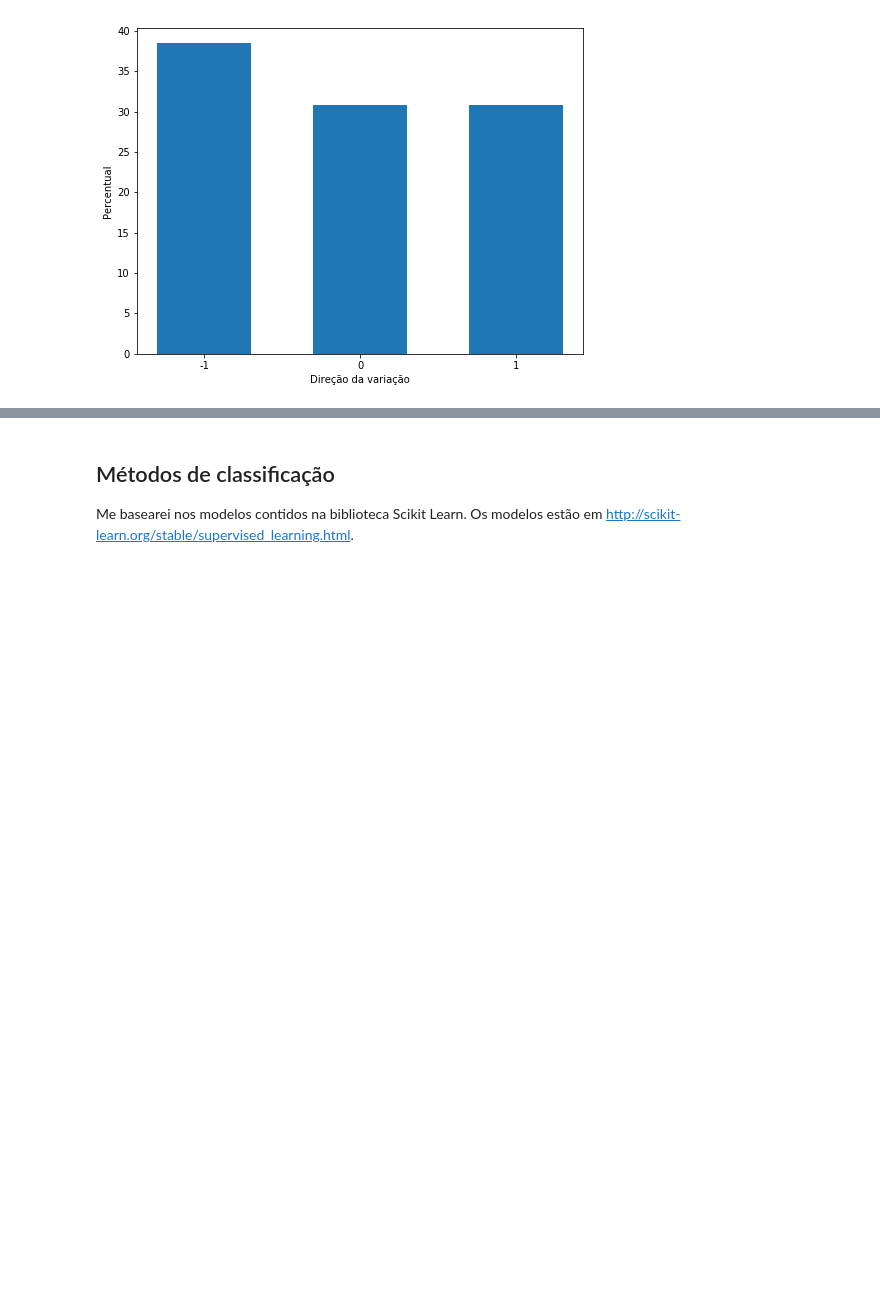
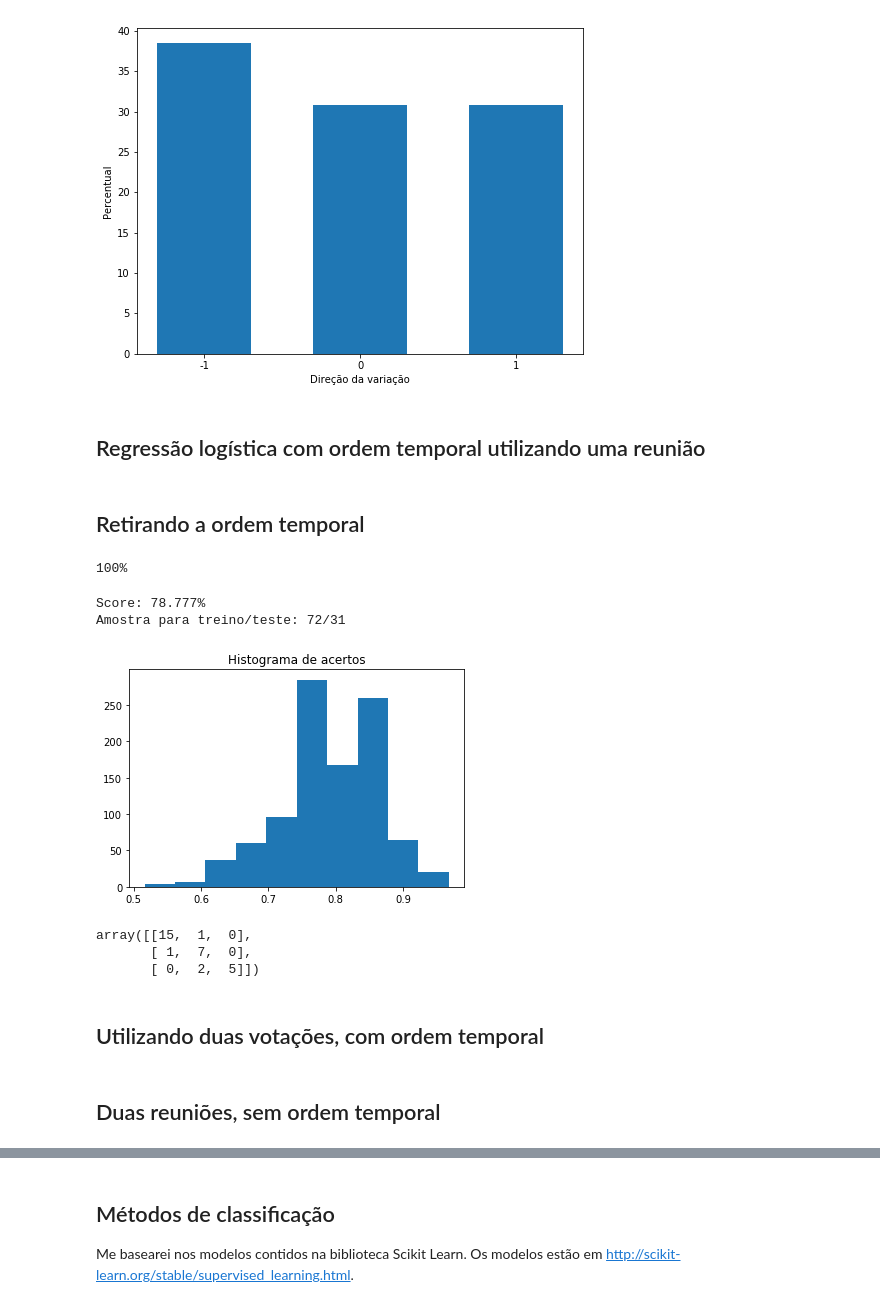
Before and after one commit to paulodt/TCC-PauloDeTarso, a Jupyter notebook: ClassificacaoTextos.ipynb, the cells around one changed output, grey strips where cells are left out. Saved outputs shown, nothing was run; the diff lists cells and outputs as text; code cells hidden in the pictures; blank space fills up the shorter version.

```diff
--- a/ClassificacaoTextos.ipynb
+++ b/ClassificacaoTextos.ipynb
@@ -131,3 +145,63 @@ plt.ylabel("Percentual")
 plt.show()
 # %% [output]
 [figure]
+# %% [markdown]
+## Regressão logística com ordem temporal utilizando uma reunião
+# %%
+aux = list(zip(arrays[:-1],cortes[1:]))
+
+cortes_aux = [elt[1] for elt in aux]
+arrays_aux = [elt[0] for elt in aux]
+
+p = 0.7
+X_train = arrays_aux[:int(p*len(arrays_aux))]
+X_test = arrays_aux[int(p*len(arrays_aux)):]
+y_train = cortes_aux[:int(p*len(cortes_aux))]
+y_test = cortes_aux[int(p*len(cortes_aux)):]
+
+classifier = LR()
+classifier.fit(X_train,y_train)
+
+score1 = classifier.score(X_test,y_test)
+# %% [markdown]
+## Retirando a ordem temporal
+# %%
+aux = list(zip(arrays[:-1],cortes[1:]))
+
+cortes_aux = [elt[1] for elt in aux]
+arrays_aux = [elt[0] for elt in aux]
+
+n = 1000
+scores = []
+
+for i in range(n):
+    print("%i%%" % (round(i*100/n)),end="\r", flush=True)
+
+    X_train,X_test,y_train,y_test = tts(arrays_aux,cortes_aux,train_size=0.7)
+
+    classifier = LR()
+    classifier.fit(X_train,y_train)
+    scores.append(classifier.score(X_test,y_test))
+
+#Taxa média de acerto
+score = np.average(scores)
+
+score2 = score
+# %% [output]
+100%
+# %%
+print("Score: %.3f%%" % (np.average(scores)*100))
+print("Amostra para treino/teste: %i/%i" % (len(X_train),len(X_test)))
+plt.hist(scores,bins=10)
+plt.title("Histograma de acertos")
+plt.show()
+confusion_matrix(y_test,classifier.predict(X_test),labels=[-1,0,1])
+# %% [output]
+Score: 78.777%
+Amostra para treino/teste: 72/31
+[figure, added]
+array([[15,  1,  0],
+       [ 1,  7,  0],
+       [ 0,  2,  5]])
+# %% [markdown]
+## Utilizando duas votações, com ordem temporal
@@ -133,0 +226,2 @@ plt.show()
+# %% [markdown]
+## Duas reuniões, sem ordem temporal
```
Also changed, not shown: parts of 42 cells of this notebook.
